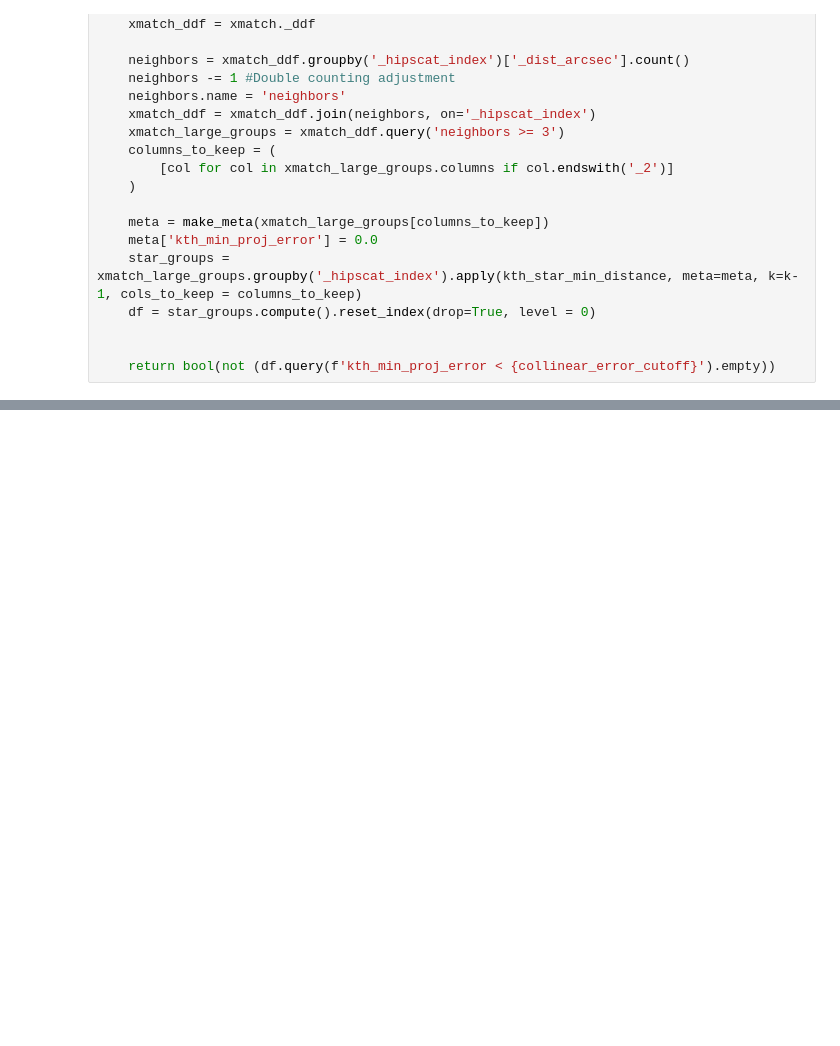
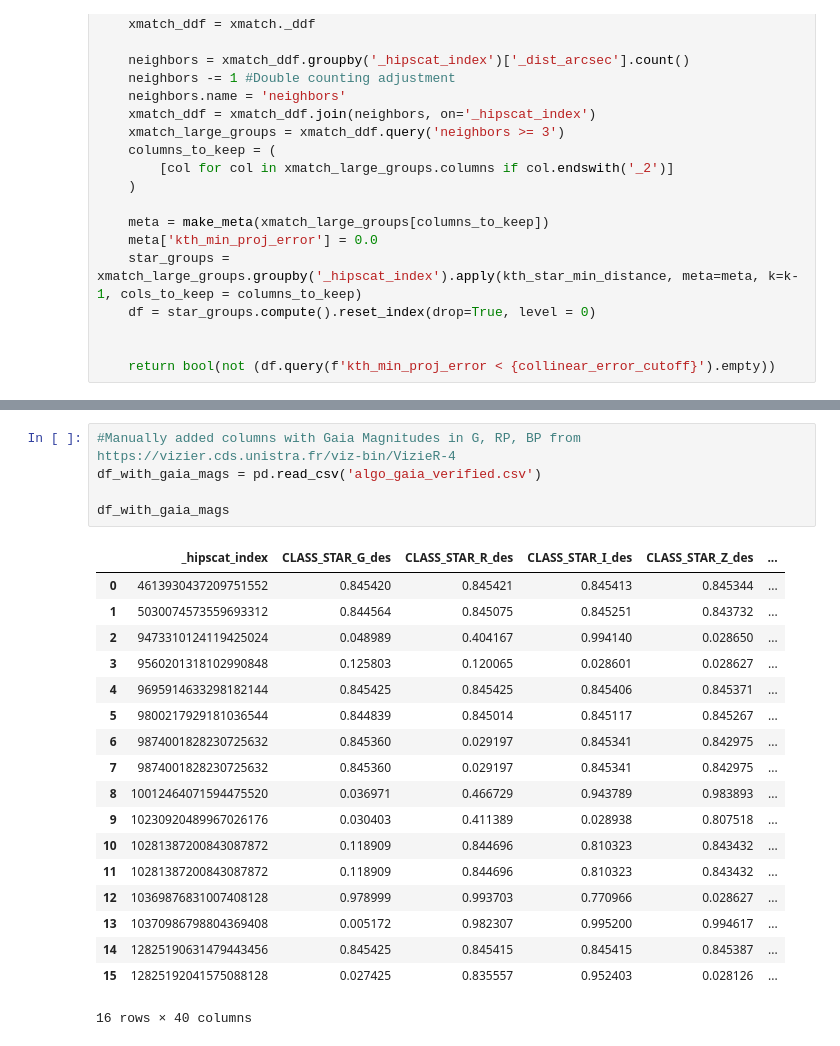
Before and after one commit to JoaoDPassos/brown-dwarf-search, a Jupyter notebook: des_gaia_xmatch.ipynb, the cells around one changed output, grey strips where cells are left out. Saved outputs shown, nothing was run; the diff lists cells and outputs as text; blank space fills up the shorter version.

```diff
--- a/des_gaia_xmatch.ipynb
+++ b/des_gaia_xmatch.ipynb
@@ -200,0 +229,24 @@ plot_found_pms(df=df_no_dupes, check_column='algo_found', des_cols=des_cols, con
+# %%
+#Manually added columns with Gaia Magnitudes in G, RP, BP from https://vizier.cds.unistra.fr/viz-bin/VizieR-4
+df_with_gaia_mags = pd.read_csv('algo_gaia_verified.csv')
+
+df_with_gaia_mags
+# %% [output]
+|  | _hipscat_index | CLASS_STAR_G_des | CLASS_STAR_R_des | CLASS_STAR_I_des | CLASS_STAR_Z_des | ... |
+| 0 | 4613930437209751552 | 0.845420 | 0.845421 | 0.845413 | 0.845344 | ... |
+| 1 | 5030074573559693312 | 0.844564 | 0.845075 | 0.845251 | 0.843732 | ... |
+| 2 | 9473310124119425024 | 0.048989 | 0.404167 | 0.994140 | 0.028650 | ... |
+| 3 | 9560201318102990848 | 0.125803 | 0.120065 | 0.028601 | 0.028627 | ... |
+| 4 | 9695914633298182144 | 0.845425 | 0.845425 | 0.845406 | 0.845371 | ... |
+| 5 | 9800217929181036544 | 0.844839 | 0.845014 | 0.845117 | 0.845267 | ... |
+| 6 | 9874001828230725632 | 0.845360 | 0.029197 | 0.845341 | 0.842975 | ... |
+| 7 | 9874001828230725632 | 0.845360 | 0.029197 | 0.845341 | 0.842975 | ... |
+| 8 | 10012464071594475520 | 0.036971 | 0.466729 | 0.943789 | 0.983893 | ... |
+| 9 | 10230920489967026176 | 0.030403 | 0.411389 | 0.028938 | 0.807518 | ... |
+| 10 | 10281387200843087872 | 0.118909 | 0.844696 | 0.810323 | 0.843432 | ... |
+| 11 | 10281387200843087872 | 0.118909 | 0.844696 | 0.810323 | 0.843432 | ... |
+| 12 | 10369876831007408128 | 0.978999 | 0.993703 | 0.770966 | 0.028627 | ... |
+| 13 | 10370986798804369408 | 0.005172 | 0.982307 | 0.995200 | 0.994617 | ... |
+| 14 | 12825190631479443456 | 0.845425 | 0.845415 | 0.845415 | 0.845387 | ... |
+| 15 | 12825192041575088128 | 0.027425 | 0.835557 | 0.952403 | 0.028126 | ... |
+16 rows × 40 columns
```
Also changed, not shown: parts of 10 cells of this notebook, 1 other file.
